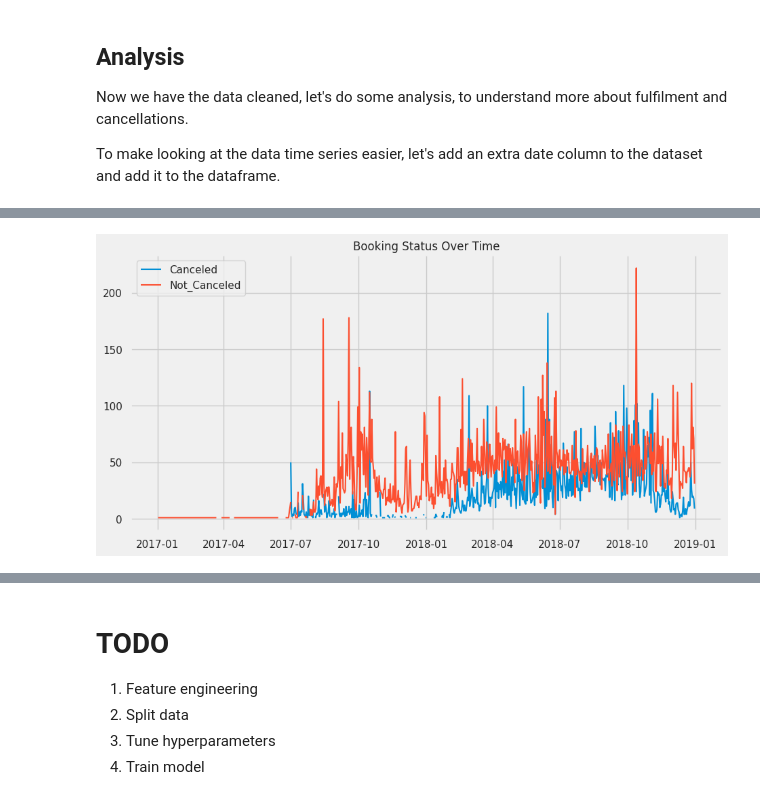
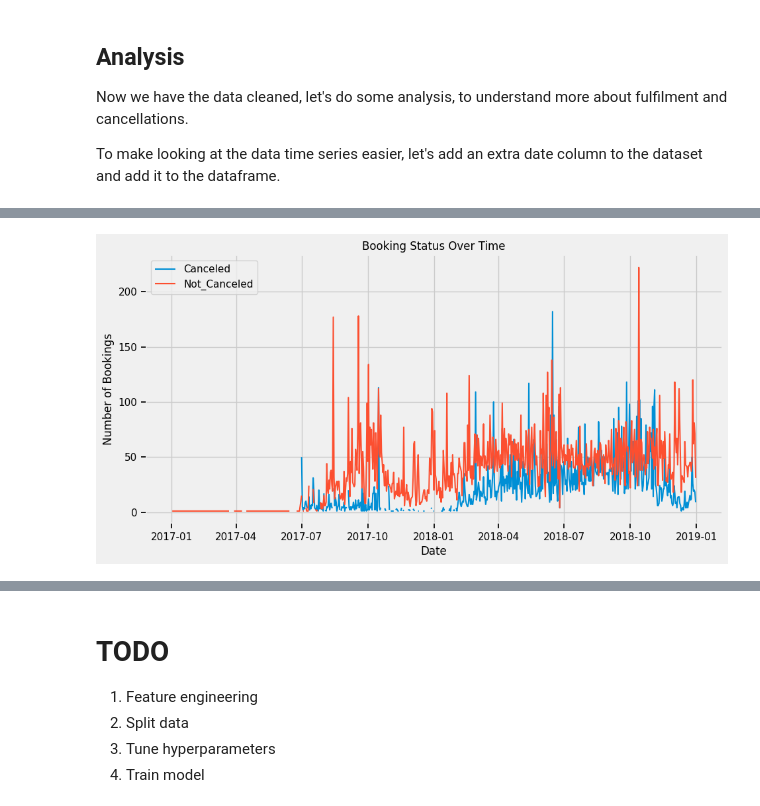
Before and after one commit to dtt101/alchemy, a Jupyter notebook: notebooks/competition-hotels.ipynb, the cells around one changed output, grey strips where cells are left out. Drawn from its saved outputs; the diff is of its cells as text; code cells hidden in the pictures.

Commit message:
Fixed plot overe time

```diff
--- a/notebooks/competition-hotels.ipynb
+++ b/notebooks/competition-hotels.ipynb
@@ -388,11 +395,16 @@ plt.show()
 # %%
 # plot cancelled or not cancelled booking status over time in a line chart
-bookings_over_time = hotels.groupby('date')['booking_status'].value_counts().unstack()
-plt.figure(figsize=(10, 5))
-plt.plot(bookings_over_time.index, bookings_over_time['Canceled'])
-plt.plot(bookings_over_time.index, bookings_over_time['Not_Canceled'])
-plt.legend(['Canceled', 'Not_Canceled'])
-plt.title('Booking Status Over Time')
-plt.show()
+def plot_bookings_over_time(df):
+    bookings_over_time = df.groupby('date')['booking_status'].value_counts().unstack()
+    plt.figure(figsize=(10, 5))
+    plt.plot(bookings_over_time.index, bookings_over_time['Canceled'])
+    plt.plot(bookings_over_time.index, bookings_over_time['Not_Canceled'])
+    plt.legend(['Canceled', 'Not_Canceled'])
+    plt.title('Booking Status Over Time')
+    plt.xlabel('Date')
+    plt.ylabel('Number of Bookings')
+    plt.show()
+
+plot_bookings_over_time(hotels)
 # %% [output]
-[figure, old version]
+[figure, new version]
```
Also changed, not shown: parts of 5 cells of this notebook.
